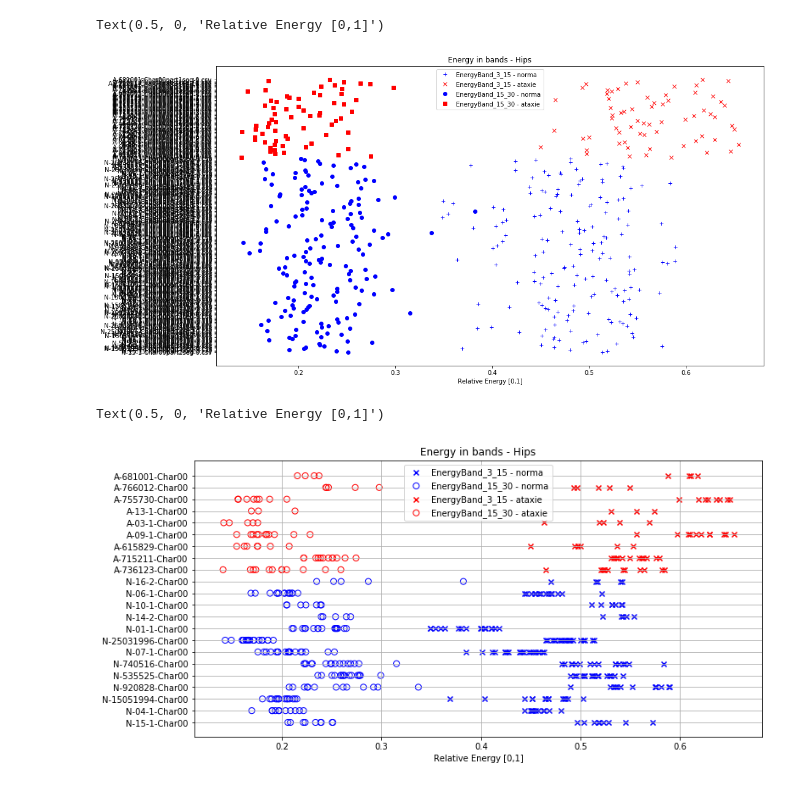
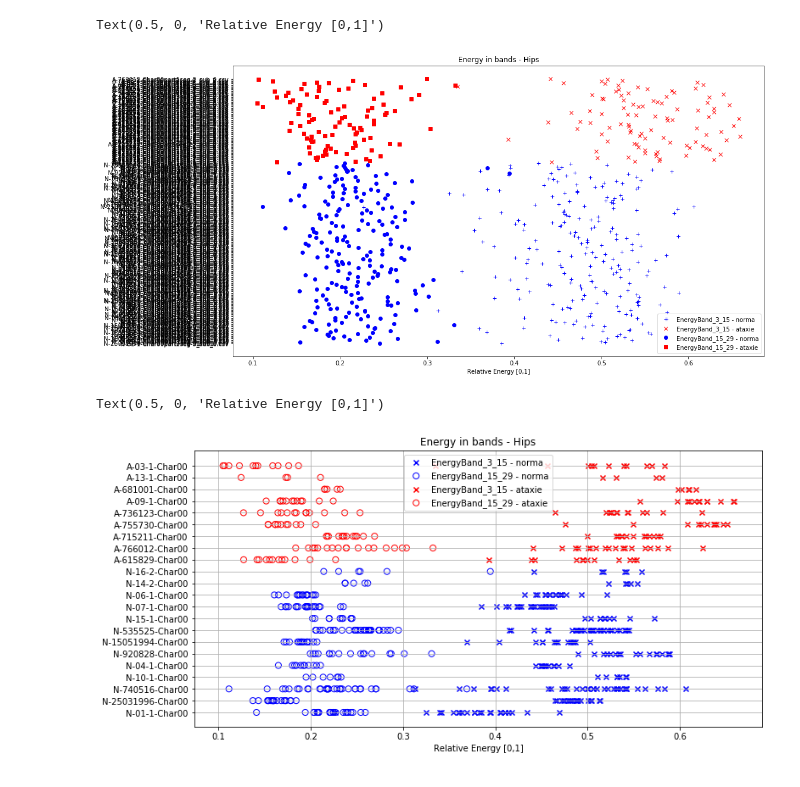
Before and after one commit to onachija/PN, a Jupyter notebook: notebooks/features_energy_in_bands.ipynb, the cells around one changed output. Cells and saved outputs as stored; diff of their text form; code cells hidden in the pictures.

```diff
--- a/notebooks/features_energy_in_bands.ipynb
+++ b/notebooks/features_energy_in_bands.ipynb
@@ -7,5 +9,5 @@ from scipy.integrate import simps
 # %%
-data_path = '../data/CALC_STRAIGHT/'
+data_path = '../data/CALC_STRAIGHT_CLEAN/'
 files = [f for f in os.listdir(data_path) if f.endswith('.csv')]
 # %%
 print('STRAIGHT SEGMENTS:\t'+ str(len(files)))
@@ -68,12 +71,12 @@ def fft_bands(df,T_sampling,low1,high1,low2,high2):
 
     return delta_rel_power1,delta_rel_power2
 # %%
-for file in files:
+for file in tqdm(files):
 
     low1, high1 = 3, 15
-    low2, high2 = 15, 30
+    low2, high2 = 15, 29
 
-    print(file)
+    #print(file)
 
     df = pd.read_csv(data_path + file)
 
@@ -94,4 +97,4 @@ for file in files:
     for joint in range(0,59):
         e1,e2 = fft_bands(AA.iloc[:,joint],T_sampling,low1,high1,low2,high2)
         A.loc[A['File'] == file,'EnergyBand_3_15_'+str(joint)] = e1
-        A.loc[A['File'] == file,'EnergyBand_15_30_'+str(joint)] = e2
+        A.loc[A['File'] == file,'EnergyBand_15_29_'+str(joint)] = e2
@@ -117,29 +101,29 @@ A-681001-Char00part1seg-0.csv
 # %%
 fig = plt.figure(figsize=(16,9))
 plt.plot(A.loc[A.Type=='N','EnergyBand_3_15_1'],A.loc[A.Type=='N','File'],'b+')
 plt.plot(A.loc[A.Type=='A','EnergyBand_3_15_1'],A.loc[A.Type=='A','File'],'rx')
-plt.plot(A.loc[A.Type=='N','EnergyBand_15_30_1'],A.loc[A.Type=='N','File'],'bo')
-plt.plot(A.loc[A.Type=='A','EnergyBand_15_30_1'],A.loc[A.Type=='A','File'],'rs')
+plt.plot(A.loc[A.Type=='N','EnergyBand_15_29_1'],A.loc[A.Type=='N','File'],'bo')
+plt.plot(A.loc[A.Type=='A','EnergyBand_15_29_1'],A.loc[A.Type=='A','File'],'rs')
 plt.title('Energy in bands - Hips')
-plt.legend(['EnergyBand_3_15 - norma','EnergyBand_3_15 - ataxie','EnergyBand_15_30 - norma','EnergyBand_15_30 - ataxie'])
+plt.legend(['EnergyBand_3_15 - norma','EnergyBand_3_15 - ataxie','EnergyBand_15_29 - norma','EnergyBand_15_29 - ataxie'])
 plt.xlabel('Relative Energy [0,1]')
 # %% [output]
 Text(0.5, 0, 'Relative Energy [0,1]')
-[figure, old version]
+[figure, new version]
 # %%
 plt.figure(figsize=(12,6))
 sub=A.loc[A['Type'] == 'N']
 plt.scatter(x=sub.EnergyBand_3_15_1,y=sub.Subject,c='b',marker='x')
-plt.scatter(x=sub.EnergyBand_15_30_1,y=sub.Subject,facecolors='none',s=50,edgecolors='b')
+plt.scatter(x=sub.EnergyBand_15_29_1,y=sub.Subject,facecolors='none',s=50,edgecolors='b')
 sub=A.loc[A['Type'] == 'A']
 plt.scatter(x=sub.EnergyBand_3_15_1,y=sub.Subject,c='r',marker='x')
-plt.scatter(x=sub.EnergyBand_15_30_1,y=sub.Subject,facecolors='none',s=50,edgecolors='r')
+plt.scatter(x=sub.EnergyBand_15_29_1,y=sub.Subject,facecolors='none',s=50,edgecolors='r')
 plt.grid()
 plt.title('Energy in bands - Hips')
-plt.legend(['EnergyBand_3_15 - norma','EnergyBand_15_30 - norma','EnergyBand_3_15 - ataxie','EnergyBand_15_30 - ataxie'])
+plt.legend(['EnergyBand_3_15 - norma','EnergyBand_15_29 - norma','EnergyBand_3_15 - ataxie','EnergyBand_15_29 - ataxie'])
 plt.xlabel('Relative Energy [0,1]')
 # %% [output]
 Text(0.5, 0, 'Relative Energy [0,1]')
-[figure, old version]
+[figure, new version]
 # %%
 A.to_csv('../data/FEATURES.csv',index=False)
```
Also changed, not shown: parts of 4 cells of this notebook, 5 other files.
